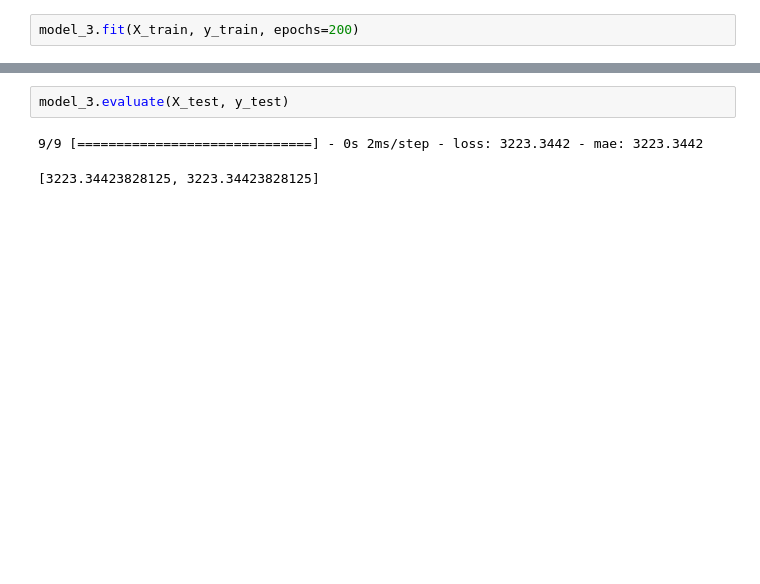
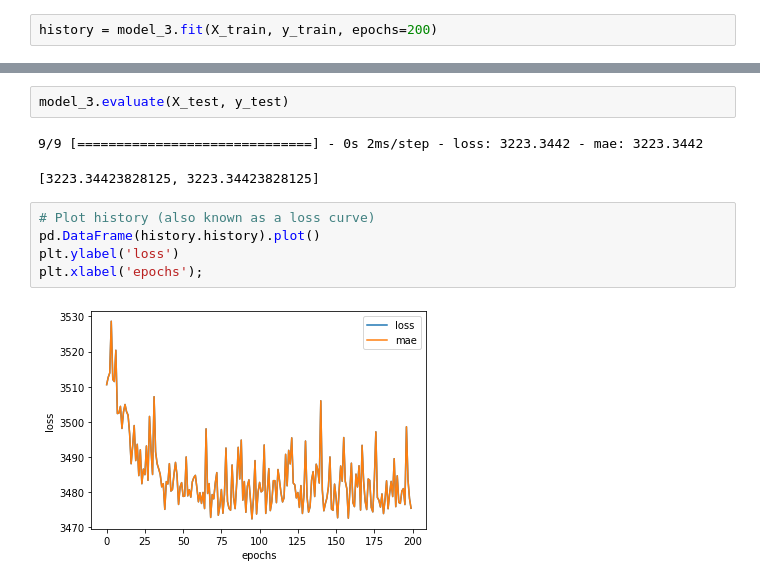
Before and after one commit to Ammar-Raneez/TF_Learning_ZTM, a Jupyter notebook: insurance.ipynb, the cells around one changed output, grey strips where cells are left out. Cells and saved outputs as stored; diff of their text form; blank space fills up the shorter version.

Commit message:
Plot model loss curve

```diff
--- a/insurance.ipynb
+++ b/insurance.ipynb
@@ -230,6 +230,6 @@ Trainable params: 2,221
 Non-trainable params: 0
 _________________________________________________________________
 # %%
-model_3.fit(X_train, y_train, epochs=200)
+history = model_3.fit(X_train, y_train, epochs=200)
 # %% [output]
 Epoch 1/200
@@ -255,3 +254,10 @@ model_3.evaluate(X_test, y_test)
 # %% [output]
 9/9 [==============================] - 0s 2ms/step - loss: 3223.3442 - mae: 3223.3442
 [3223.34423828125, 3223.34423828125]
+# %%
+# Plot history (also known as a loss curve)
+pd.DataFrame(history.history).plot()
+plt.ylabel('loss')
+plt.xlabel('epochs');
+# %% [output]
+[figure, added]
```
Also changed, not shown: parts of 1 cell of this notebook.
